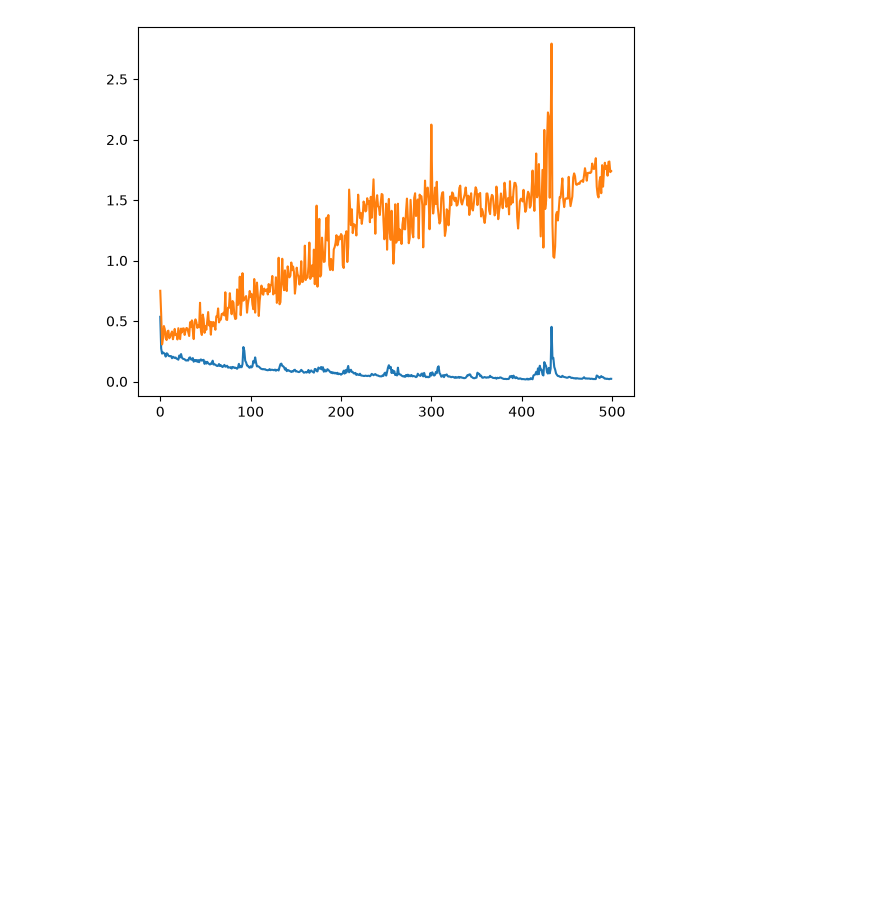
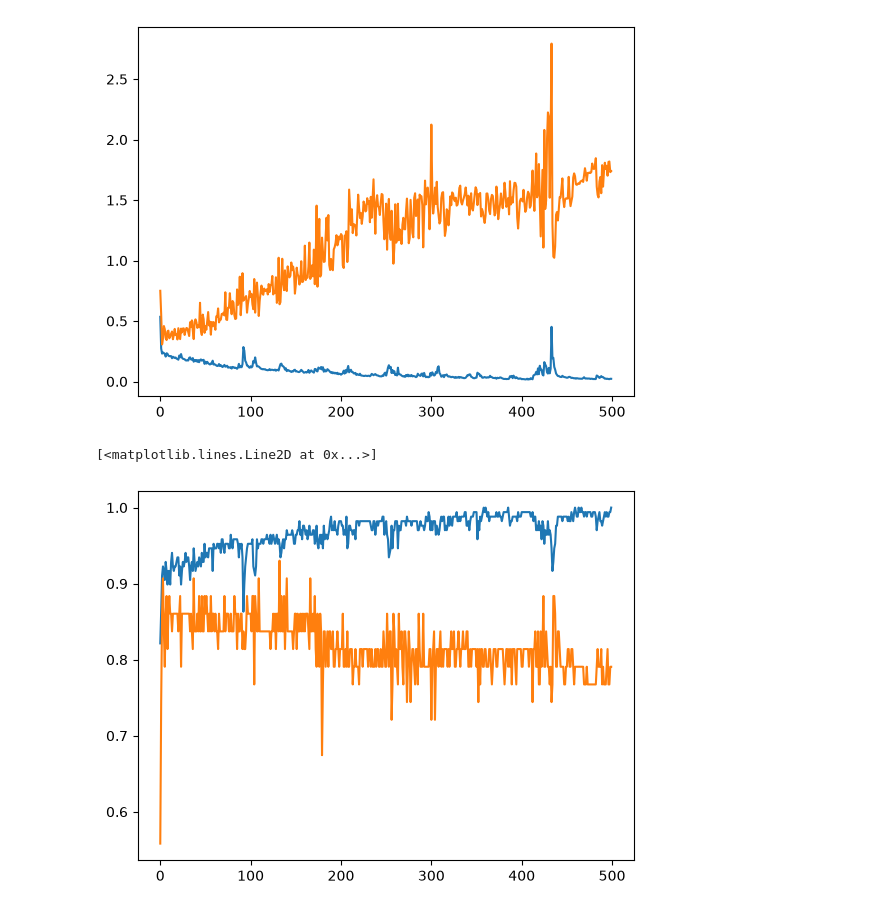
Before and after one commit to sans0726/100-days-of-deep-learning, a Jupyter notebook: dropout_classification.ipynb, the cells around one changed output. Cells and saved outputs as stored; diff of their text form; code cells hidden in the pictures; blank space fills up the shorter version.

```diff
--- a/dropout_classification.ipynb
+++ b/dropout_classification.ipynb
@@ -305,3 +305,9 @@ plt.plot(history.history['val_loss'])
 # %% [output]
 [<matplotlib.lines.Line2D at 0x...>]
 [figure]
+# %%
+plt.plot(history.history['accuracy'])
+plt.plot(history.history['val_accuracy'])
+# %% [output]
+[<matplotlib.lines.Line2D at 0x...>]
+[figure, added]
```
Also changed, not shown: parts of 4 cells of this notebook, 5 other files.
